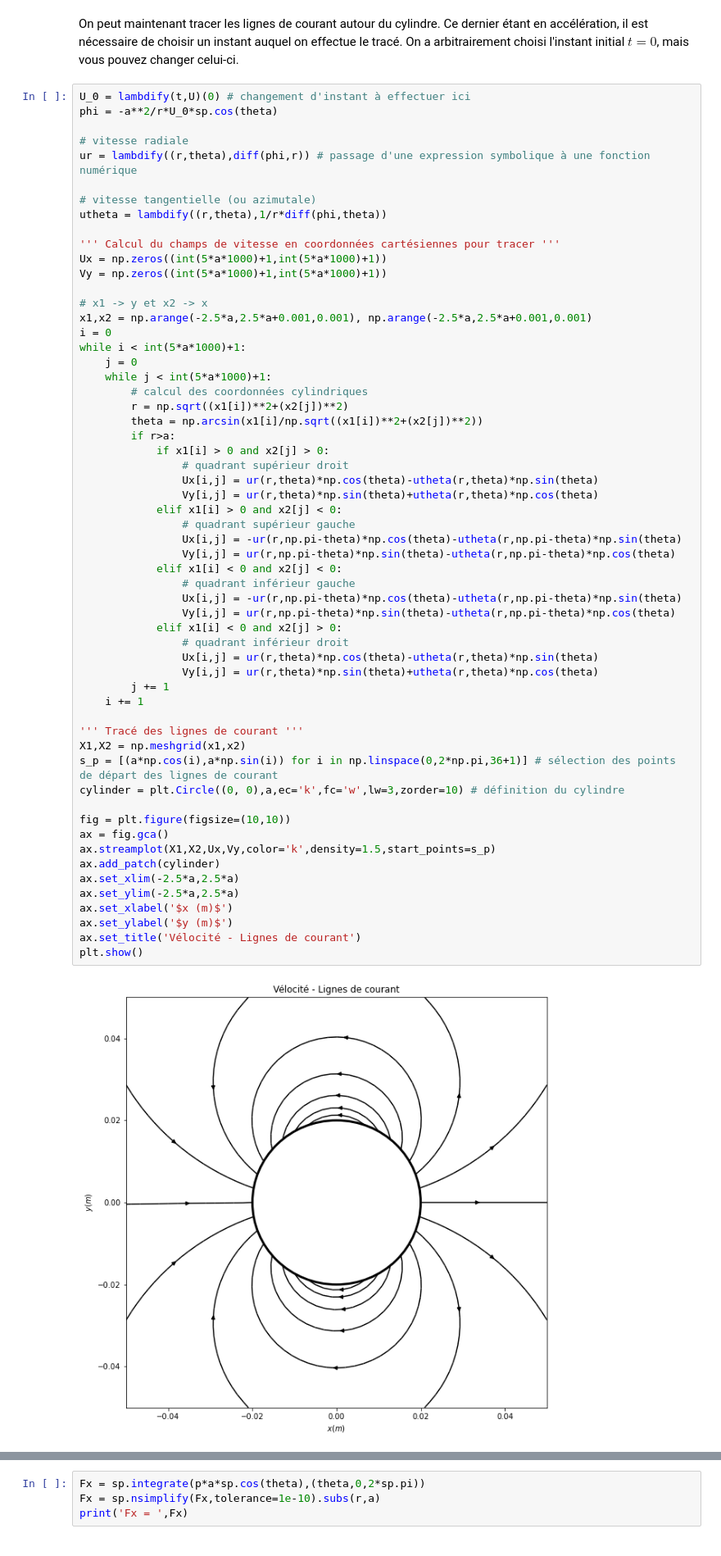
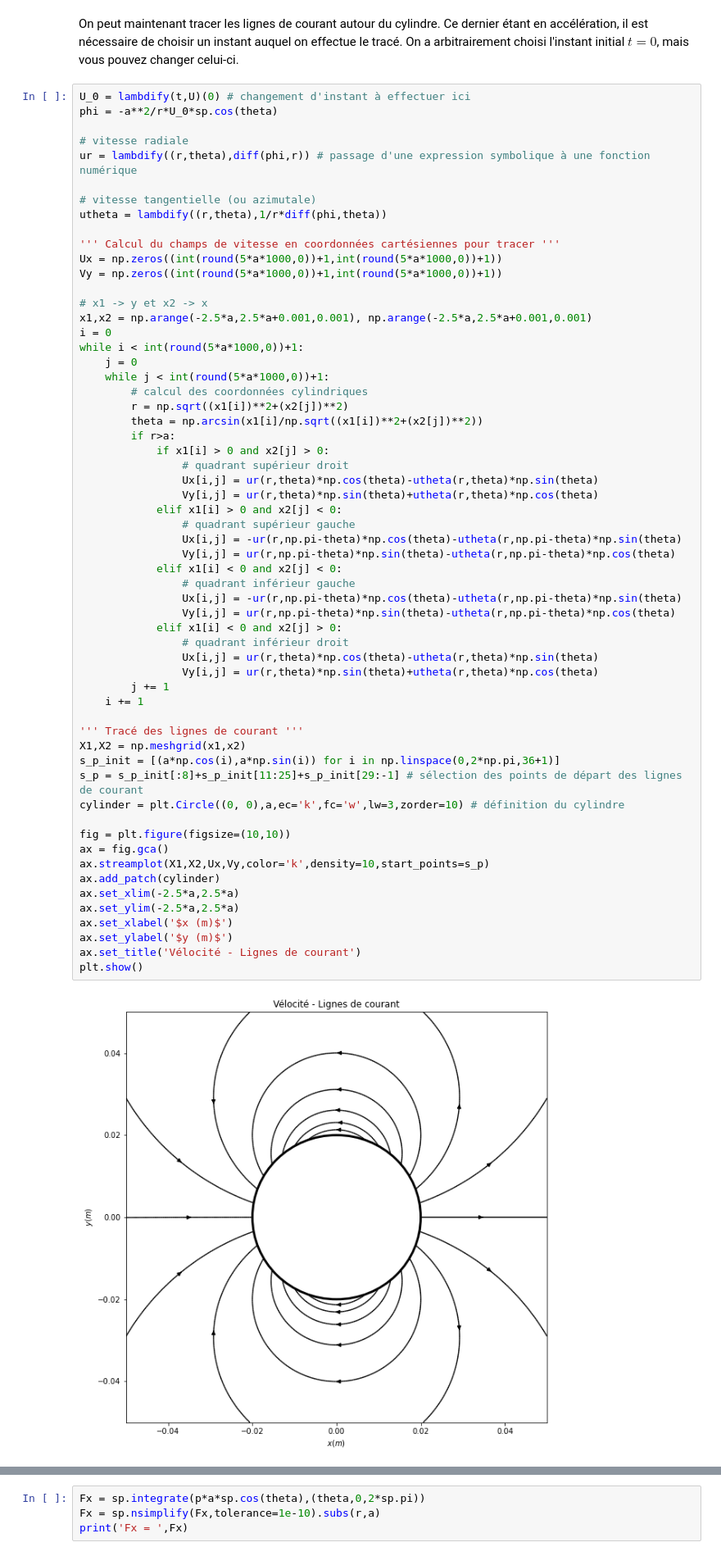
Before and after one commit to lm2-poly/FSI, a Jupyter notebook: Chapitre_2/Masse_ajoutee.ipynb, the cells around one changed output, grey strips where cells are left out. Shown: that part at 82% size. Cells and saved outputs as stored; diff of their text form.

```diff
--- a/Chapitre_2/Masse_ajoutee.ipynb
+++ b/Chapitre_2/Masse_ajoutee.ipynb
@@ -85,15 +102,15 @@ ur = lambdify((r,theta),diff(phi,r)) # passage d'une expression symbolique à un
 utheta = lambdify((r,theta),1/r*diff(phi,theta))
 
 ''' Calcul du champs de vitesse en coordonnées cartésiennes pour tracer '''
-Ux = np.zeros((int(5*a*1000)+1,int(5*a*1000)+1))
-Vy = np.zeros((int(5*a*1000)+1,int(5*a*1000)+1))
+Ux = np.zeros((int(round(5*a*1000,0))+1,int(round(5*a*1000,0))+1))
+Vy = np.zeros((int(round(5*a*1000,0))+1,int(round(5*a*1000,0))+1))
 
 # x1 -> y et x2 -> x
 x1,x2 = np.arange(-2.5*a,2.5*a+0.001,0.001), np.arange(-2.5*a,2.5*a+0.001,0.001)
 i = 0
-while i < int(5*a*1000)+1:
+while i < int(round(5*a*1000,0))+1:
     j = 0
-    while j < int(5*a*1000)+1:
+    while j < int(round(5*a*1000,0))+1:
         # calcul des coordonnées cylindriques
         r = np.sqrt((x1[i])**2+(x2[j])**2)
         theta = np.arcsin(x1[i]/np.sqrt((x1[i])**2+(x2[j])**2))
@@ -104,35 +121,36 @@ while i < int(5*a*1000)+1:
                 Vy[i,j] = ur(r,theta)*np.sin(theta)+utheta(r,theta)*np.cos(theta)
             elif x1[i] > 0 and x2[j] < 0:
                 # quadrant supérieur gauche
                 Ux[i,j] = -ur(r,np.pi-theta)*np.cos(theta)-utheta(r,np.pi-theta)*np.sin(theta)
                 Vy[i,j] = ur(r,np.pi-theta)*np.sin(theta)-utheta(r,np.pi-theta)*np.cos(theta)
             elif x1[i] < 0 and x2[j] < 0:
                 # quadrant inférieur gauche
                 Ux[i,j] = -ur(r,np.pi-theta)*np.cos(theta)-utheta(r,np.pi-theta)*np.sin(theta)
                 Vy[i,j] = ur(r,np.pi-theta)*np.sin(theta)-utheta(r,np.pi-theta)*np.cos(theta)
             elif x1[i] < 0 and x2[j] > 0:
                 # quadrant inférieur droit
                 Ux[i,j] = ur(r,theta)*np.cos(theta)-utheta(r,theta)*np.sin(theta)
                 Vy[i,j] = ur(r,theta)*np.sin(theta)+utheta(r,theta)*np.cos(theta)
         j += 1
     i += 1
 
 ''' Tracé des lignes de courant '''
 X1,X2 = np.meshgrid(x1,x2)
-s_p = [(a*np.cos(i),a*np.sin(i)) for i in np.linspace(0,2*np.pi,36+1)] # sélection des points de départ des lignes de courant
+s_p_init = [(a*np.cos(i),a*np.sin(i)) for i in np.linspace(0,2*np.pi,36+1)]
+s_p = s_p_init[:8]+s_p_init[11:25]+s_p_init[29:-1] # sélection des points de départ des lignes de courant
 cylinder = plt.Circle((0, 0),a,ec='k',fc='w',lw=3,zorder=10) # définition du cylindre
 
 fig = plt.figure(figsize=(10,10))
 ax = fig.gca()
-ax.streamplot(X1,X2,Ux,Vy,color='k',density=1.5,start_points=s_p)
+ax.streamplot(X1,X2,Ux,Vy,color='k',density=10,start_points=s_p)
 ax.add_patch(cylinder)
 ax.set_xlim(-2.5*a,2.5*a)
 ax.set_ylim(-2.5*a,2.5*a)
 ax.set_xlabel('$x (m)$')
 ax.set_ylabel('$y (m)$')
 ax.set_title('Vélocité - Lignes de courant')
 plt.show()
 # %% [output]
-[figure, old version]
+[figure, new version]
 # %% [markdown]
 Le potentiel de déplacement fluide $\phi$ étant déterminé, on évalue la distribution de la pression $p$ avec l'équation d'Euler :
```
Also changed, not shown: parts of 7 cells of this notebook.
